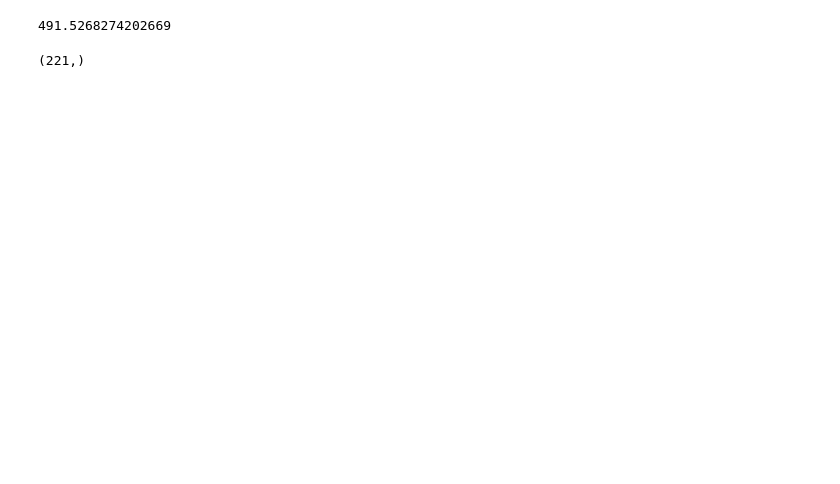
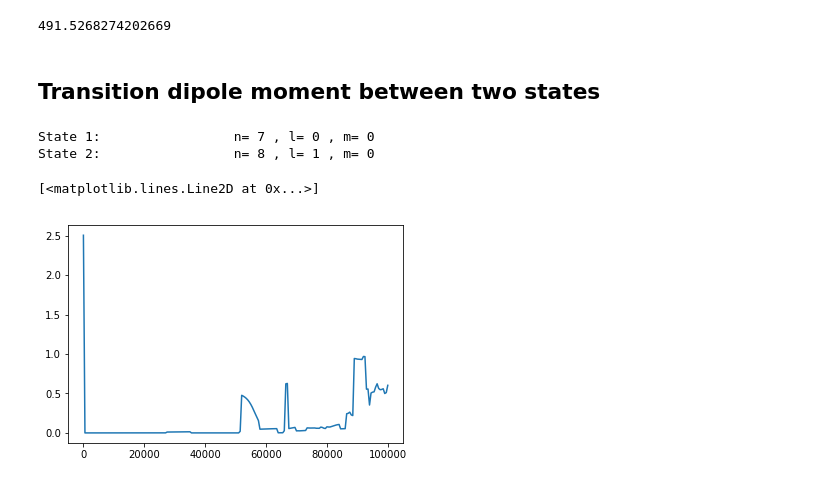
Before and after one commit to aa-morgan/Rydberg_helium_Stark, a Jupyter notebook: starkhelium/Transition dipole moments.ipynb, the cells around one changed output. Cells and saved outputs as stored; diff of their text form; code cells hidden in the pictures; blank space fills up the shorter version.

```diff
--- a/starkhelium/Transition dipole moments.ipynb
+++ b/starkhelium/Transition dipole moments.ipynb
@@ -41,7 +41,22 @@ field_au = field * 100 * e * a_0 / En_h
 #H_Z = np.diag(E_zeeman(m_vals, B_z_au))
 # diagonalise for each field
 eig_vals, eig_vecs = stark_map_vec(H_0, mat_S, field_au)
-# %%
-np.shape(eig_vals[10])
-# %% [output]
-(221,)
+# %% [markdown]
+## Transition dipole moment between two states
+# %%
+state_1 = 5**2 + 6**2 + 0
+state_2 = 5**2 + 6**2 + 7**2 + 2
+print('State 1: \t\t n=', n_vals[state_1], ', l=', L_vals[state_1], ', m=', m_vals[state_1])
+print('State 2: \t\t n=', n_vals[state_2], ', l=', L_vals[state_2], ', m=', m_vals[state_2])
+
+transition_dipole_moment = []
+for i, f in enumerate(field):
+    weightings = np.outer( eig_vecs[i,state_1], eig_vecs[i,state_2] )
+    transition_dipole_moment.append( np.sum( np.abs(mat_S * weightings) ) )
+
+plt.plot(field, transition_dipole_moment)
+# %% [output]
+State 1:                 n= 7 , l= 0 , m= 0
+State 2:                 n= 8 , l= 1 , m= 0
+[<matplotlib.lines.Line2D at 0x...>]
+[figure, added]
```
Also changed, not shown: parts of 10 cells of this notebook.
